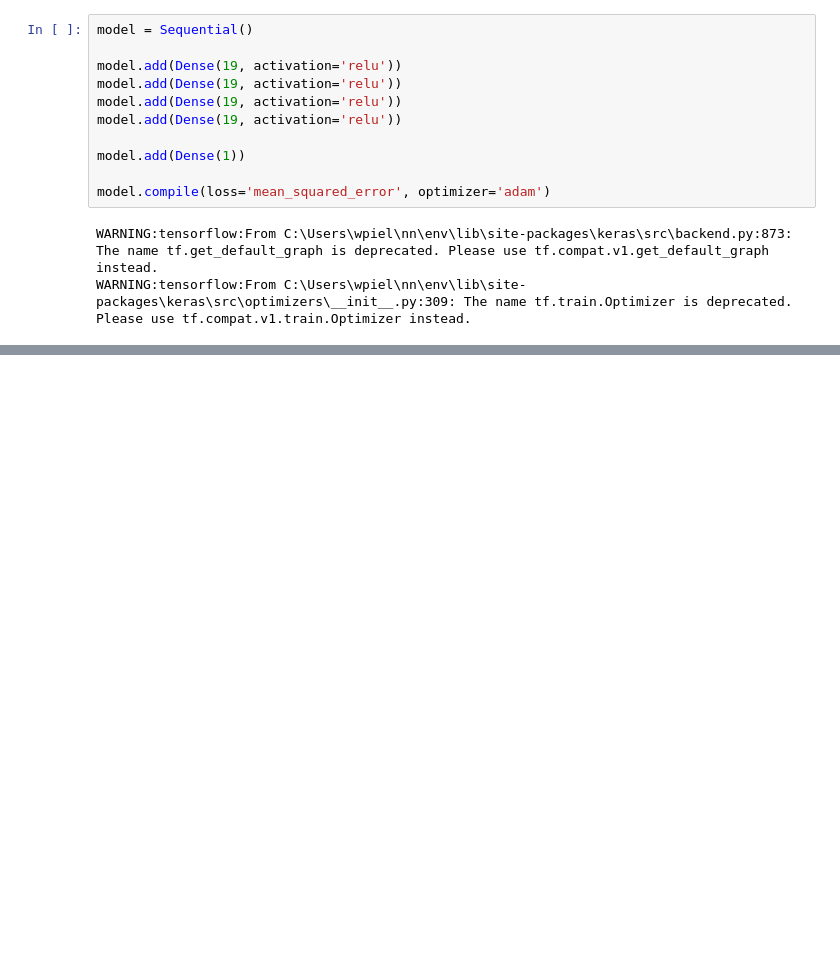
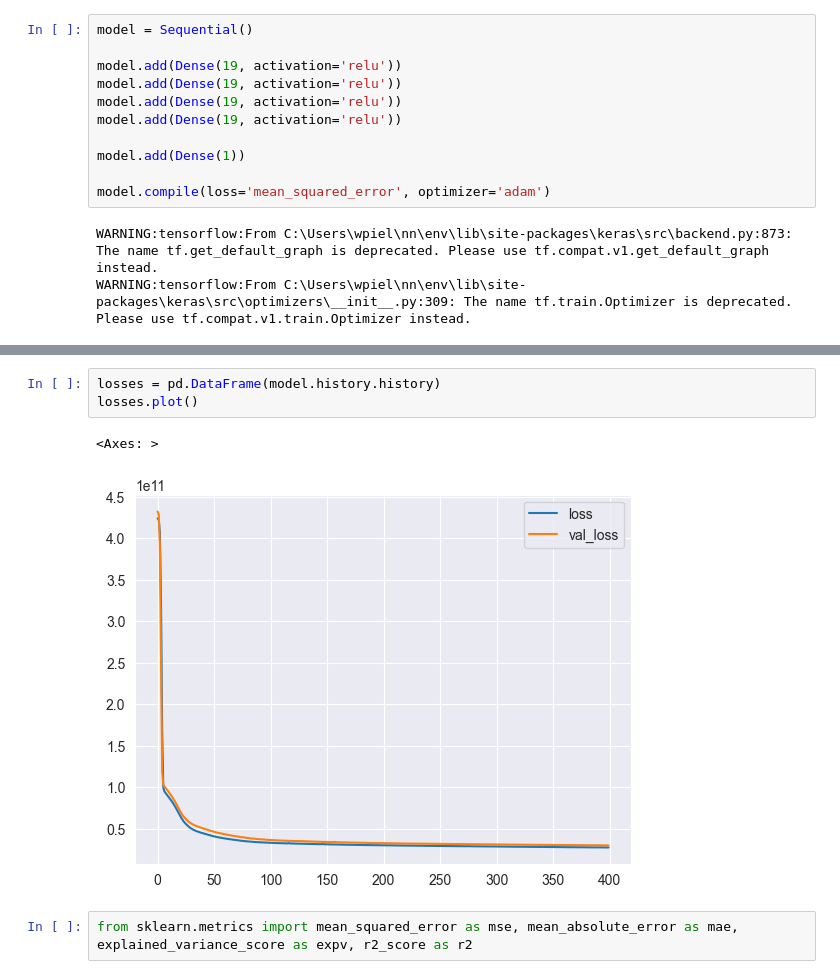
Before and after one commit to wiktorpiela/nn, a Jupyter notebook: keras_regression_housing_data.ipynb, the cells around one changed output, grey strips where cells are left out. Cells and saved outputs as stored; diff of their text form; blank space fills up the shorter version.

Commit message:
regression model with keras done

```diff
--- a/keras_regression_housing_data.ipynb
+++ b/keras_regression_housing_data.ipynb
@@ -196,0 +198,8 @@ Epoch 185/400
+# %%
+losses = pd.DataFrame(model.history.history)
+losses.plot()
+# %% [output]
+<Axes: >
+[figure, added]
+# %%
+from sklearn.metrics import mean_squared_error as mse, mean_absolute_error as mae, explained_variance_score as expv, r2_score as r2
```
Also changed, not shown: parts of 10 cells of this notebook.
